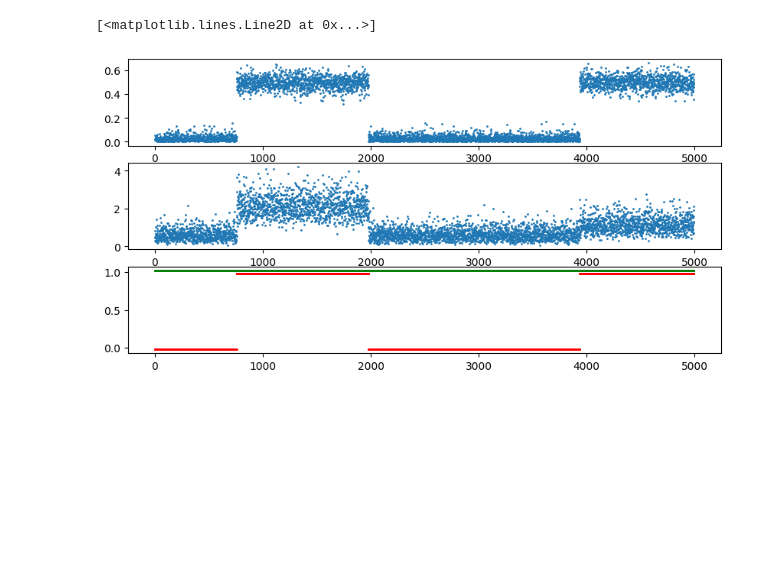
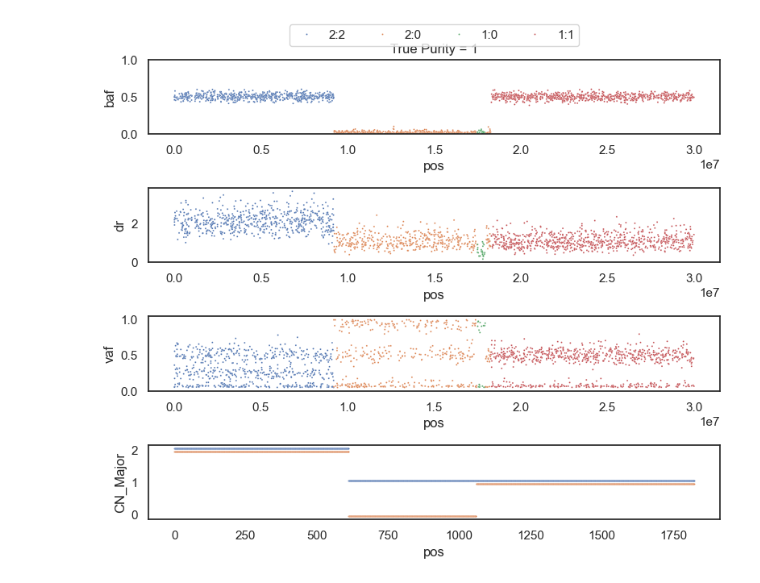
Before and after one commit to valerianilucrezia/utils_locate, a Jupyter notebook: testing/test.ipynb, the cells around one changed output. Saved outputs shown, nothing was run; the diff lists cells and outputs as text; code cells hidden in the pictures; blank space fills up the shorter version.

```diff
--- a/testing/test.ipynb
+++ b/testing/test.ipynb
@@ -75,9 +97,28 @@ array([[1.0000000e+00, 4.1501655e-13, 2.0859102e-10, 4.2441051e-13,
-# %%
-fig, axs = plt.subplots(3, figsize=(10, 5))
-axs[0].plot(range(len(bau["CN_Major"])), data_input["baf"], 'o',  markersize = 1)
-axs[1].plot(range(len(bau["CN_Major"])), data_input["dr"], 'o',  markersize = 1)
-axs[2].plot(range(len(bau["CN_Major"])), bau["CN_Major"] + 0.02, 'o', color='green', markersize = 1)
-axs[2].plot(range(len(bau["CN_minor"])), bau["CN_minor"] - 0.02, 'o', color='red', markersize = 1)
-# %% [output]
-[<matplotlib.lines.Line2D at 0x...>]
-[figure, removed]
+# %%
+res = pd.DataFrame({'CN_Major':bau["CN_Major"]+0.05,
+                    'CN_minor':bau["CN_minor"]-0.05,
+                    'pos':[i for i in range(len(bau["CN_minor"]))]})
+# %%
+sns.set_theme(style="white", font_scale=1)
+fig, axes = plt.subplots(4, 1, figsize=(8, 7))
+
+baf = sns.scatterplot(data=snp, x="pos", y="baf", s=2, ax=axes[0], hue="CN_1")
+dr = sns.scatterplot(data=snp, x="pos", y="dr", s=2, ax=axes[1], hue="CN_1", legend=False)
+vaf = sns.scatterplot(data=snv, x="pos", y="vaf", s=2, ax=axes[2], hue="CN_1", legend=False)
+
+cn = sns.scatterplot(data=res, x="pos", y="CN_Major", s=2, ax=axes[3], legend=False)
+cn = sns.scatterplot(data=res, x="pos", y="CN_minor", s=2, ax=axes[3], legend=False)
+
+axes[0].set_ylim(0,1)
+sns.move_legend(
+    baf,
+    "lower center",
+    bbox_to_anchor=(.5, 1.1), ncol=4, title=None, frameon=True,
+)
+
+axes[0].set_title(f'True Purity = {purity}')
+#inf_purity = float(bau['purity'])
+#axes[2].set_title(f'Inferred Purity = {round(inf_purity, 2)}')
+fig.tight_layout()
+# %% [output]
+[figure, added]
```
Also changed, not shown: parts of 13 cells of this notebook, 6 other files.
